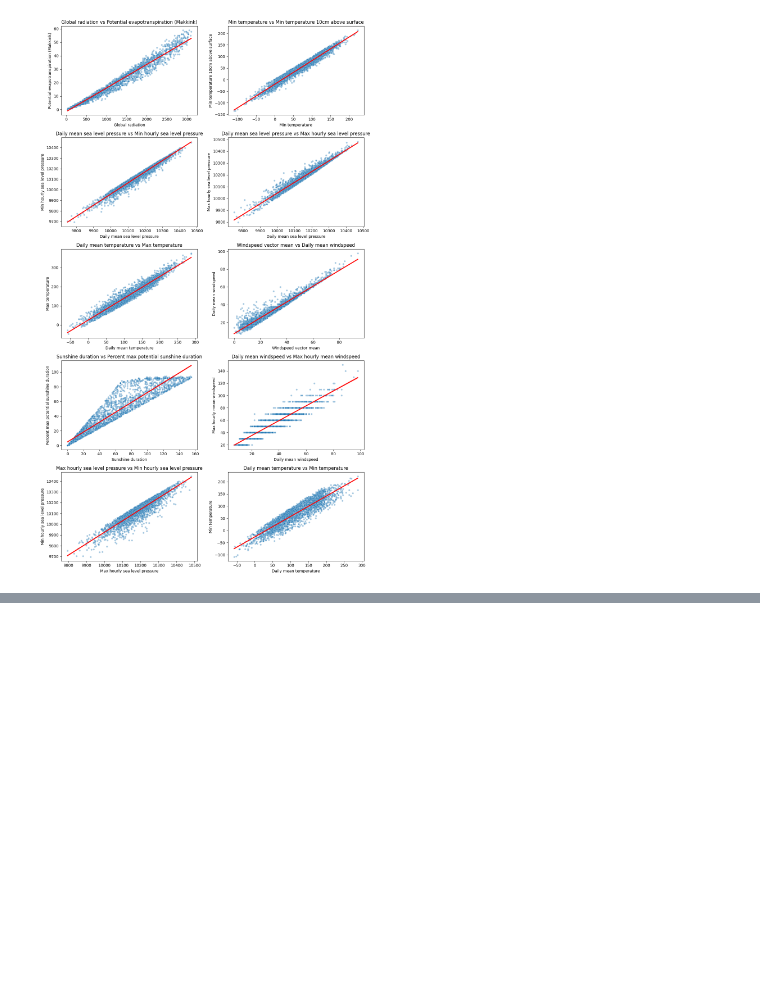
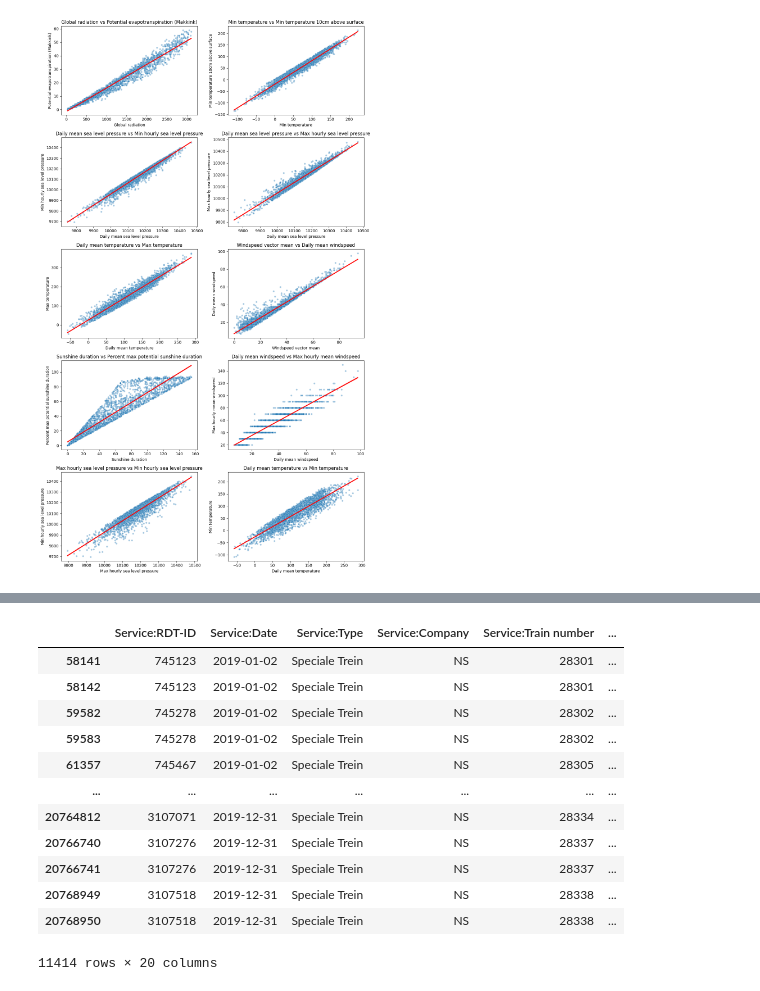
Before and after one commit to ywang0202/master_thesis, a Jupyter notebook: eda_disruptions_weather_final.ipynb, the cells around one changed output, grey strips where cells are left out. Drawn from its saved outputs; the diff is of its cells as text; code cells hidden in the pictures; blank space fills up the shorter version.

Commit message:
Refactor code structure for improved readability and maintainability + missing value services

```diff
--- a/eda_disruptions_weather_final.ipynb
+++ b/eda_disruptions_weather_final.ipynb
@@ -833,0 +291,10 @@ plt.show()
+# %%
+#read the csv file
+serv19 = pd.read_csv("Train Services 2019-2025/services-2019.csv")
+# %%
+# Match Service:Date to weather timestamp style (YYYY-MM-DD 00:00:00)
+serv19["Service:Date"] = pd.to_datetime(
+    serv19["Service:Date"].astype(str).str[:10],
+    format="%Y-%m-%d",
+    errors="coerce"
+ )
@@ -833,0 +428,19 @@ plt.show()
+# %%
+# Show rows with specific columns
+speciale_trein_rows = serv19[(serv19["Service:Type"] == "Speciale Trein")]
+
+speciale_trein_rows
+# %% [output]
+|  | Service:RDT-ID | Service:Date | Service:Type | Service:Company | Service:Train number | ... |
+| 58141 | 745123 | 2019-01-02 | Speciale Trein | NS | 28301 | ... |
+| 58142 | 745123 | 2019-01-02 | Speciale Trein | NS | 28301 | ... |
+| 59582 | 745278 | 2019-01-02 | Speciale Trein | NS | 28302 | ... |
+| 59583 | 745278 | 2019-01-02 | Speciale Trein | NS | 28302 | ... |
+| 61357 | 745467 | 2019-01-02 | Speciale Trein | NS | 28305 | ... |
+| ... | ... | ... | ... | ... | ... | ... |
+| 20764812 | 3107071 | 2019-12-31 | Speciale Trein | NS | 28334 | ... |
+| 20766740 | 3107276 | 2019-12-31 | Speciale Trein | NS | 28337 | ... |
+| 20766741 | 3107276 | 2019-12-31 | Speciale Trein | NS | 28337 | ... |
+| 20768949 | 3107518 | 2019-12-31 | Speciale Trein | NS | 28338 | ... |
+| 20768950 | 3107518 | 2019-12-31 | Speciale Trein | NS | 28338 | ... |
+11414 rows × 20 columns
```
Also changed, not shown: parts of 68 cells of this notebook, 1 other file.
